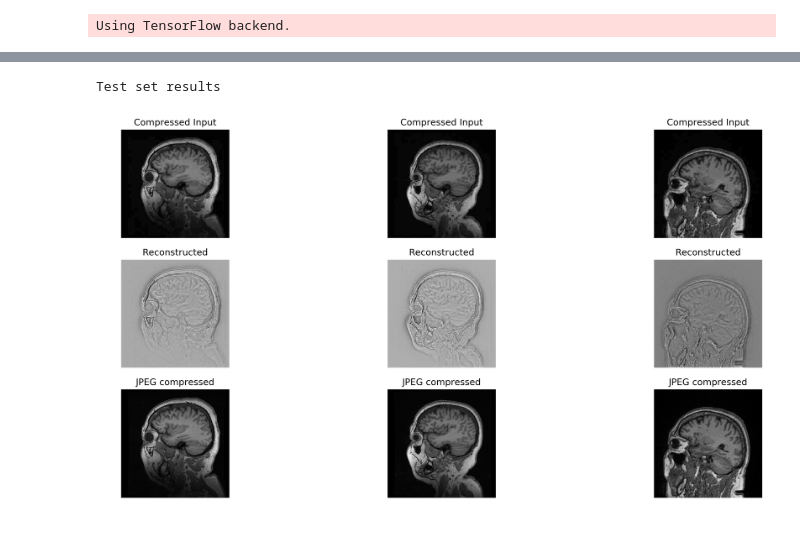
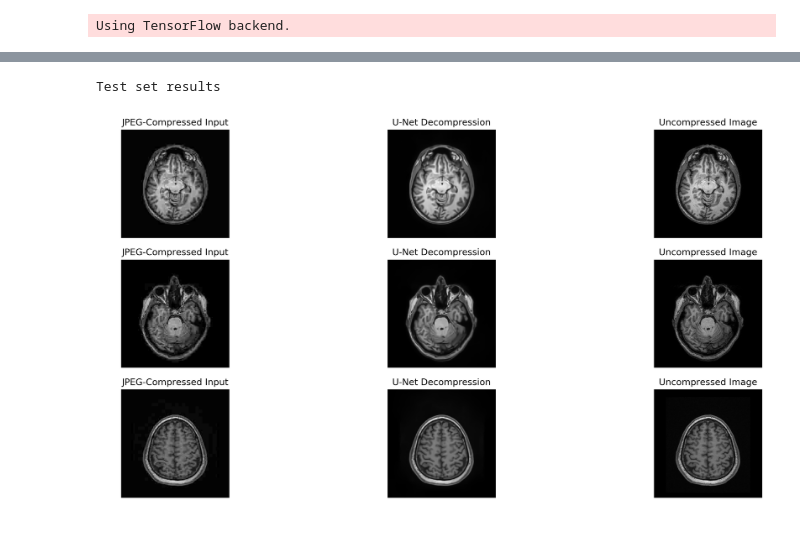
Before and after one commit to rmsouza01/JPEG-reconstruction, a Jupyter notebook: JNotebooks/test_model.ipynb, the cells around one changed output, grey strips where cells are left out. Saved outputs shown, nothing was run; the diff lists cells and outputs as text; code cells hidden in the pictures.

```diff
--- a/JNotebooks/test_model.ipynb
+++ b/JNotebooks/test_model.ipynb
@@ -23,7 +23,7 @@ from models import unet
 Using TensorFlow backend.
 # %%
 # Train and validation data paths
-test_path = "/media/roberto/DATA/GDrive/MR-Data/JPEG-compression/tiff/Test/*.tif"
+test_path = "/home/ubuntu/volume1/TIFF/Testing/*.tif"
 
 # Listing train and validation images
 test_images = glob.glob(test_path)
@@ -35,13 +35,12 @@ Test set size: 3120
 # %%
 H,W = 256, 256
 norm = 255.0
-compr_range = (15,20)
+compr_range = (10,20)
 
-test_unc = np.zeros((len(test_images),H,W,1),dtype = np.float32)
+test_unc = np.zeros((len(test_images),H,W,1), dtype=np.float32)
 test_compr = test_unc.copy()
 compr_test = np.random.choice(np.arange(compr_range[0],compr_range[1], dtype=int), \
                                len(test_images),replace = True)
-
 
 # Test set
 for ii in range(len(test_images)):
@@ -50,17 +49,18 @@ for ii in range(len(test_images)):
     test_unc[ii,:,:,0] = np.array(im1)
 
     # JPEG compress the image
-    buffer = StringIO.StringIO()
-    im1.save(buffer, "JPEG", quality=compr_test[ii])
-    im2 = Image.open(buffer)
+    buf = io.BytesIO()
+    im1.save(buf, "JPEG", quality=int(compr_test[ii]))
+    im2 = Image.open(buf)
     test_compr[ii,:,:,0] = np.array(im2)
 
 test_unc /= norm
 test_compr /= norm
 # %%
-model_name = "../Models/residual_unet_compress_5_15.hdf5"
-opt = Adam()
-model = unet(input_size = (256 ,256 ,1),drop = 0.0,residual = True)
+opt=Adam(lr=0.0001)
+model_name = "../Models/residual_unet_data_augmentation_compress_10_20.hdf5"
+#model = unet_old(input_size = (256 ,256 ,1),drop = 0.0,residual = True)
+model=my_unet()
 model.compile(loss = "mse",optimizer=opt)
 
-pred = model.predict(test_compr)
+model.load_weights(model_name)
@@ -67,24 +90,24 @@ pred = model.predict(test_compr)
 # %%
 indexes_test = np.arange(len(test_images),dtype = int)
 np.random.shuffle(indexes_test)
 indexes_test = indexes_test[:3]
 
 print("Test set results")
 plt.figure(figsize = (18,9),dpi = 300)
 for ii in range(3):
-    plt.subplot(3,3,ii+1)
+    plt.subplot(3,3,3*ii+1)
     plt.imshow(test_compr[indexes_test[ii],:,:,0],cmap = "gray")
     plt.axis("off")
-    plt.title("Compressed Input")
-    plt.subplot(3,3,ii + 4)
+    plt.title("JPEG-Compressed Input")
+    plt.subplot(3,3,3*ii+2)
     plt.imshow(pred[indexes_test[ii],:,:,0],cmap = "gray")
     plt.axis("off")
-    plt.title("Reconstructed")
-    plt.subplot(3,3,ii + 7)
+    plt.title("U-Net Decompression")
+    plt.subplot(3,3,3*ii+3)
     plt.imshow(test_unc[indexes_test[ii],:,:,0],cmap = "gray")
     plt.axis("off")
-    plt.title("JPEG compressed")
+    plt.title("Uncompressed Image")
 plt.show()
 # %% [output]
 Test set results
-[figure, old version]
+[figure, new version]
```
Also changed, not shown: parts of 8 cells of this notebook, 23 other files.
